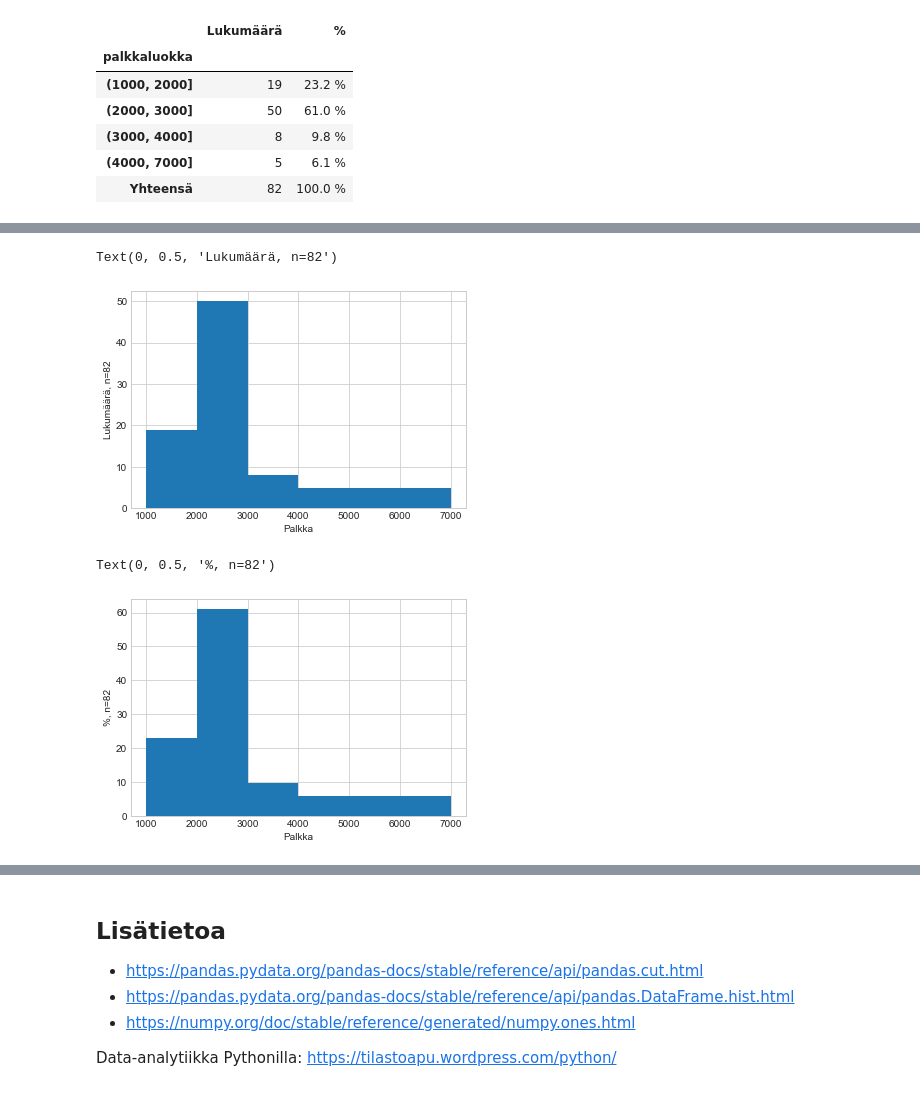
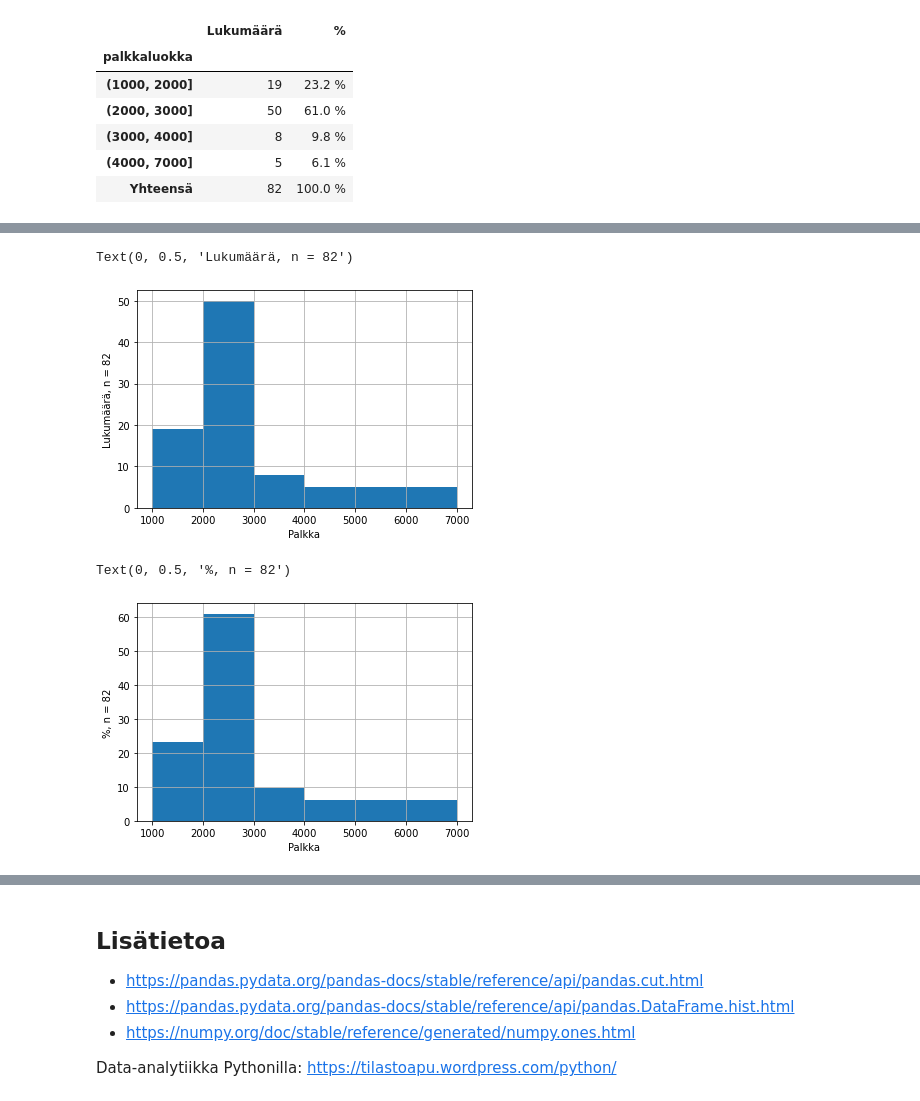
Before and after one commit to taanila/kuvaileva, a Jupyter notebook: luokiteltu_jakauma.ipynb, the cells around one changed output, grey strips where cells are left out. Saved outputs shown, nothing was run; the diff lists cells and outputs as text; code cells hidden in the pictures.

```diff
--- a/luokiteltu_jakauma.ipynb
+++ b/luokiteltu_jakauma.ipynb
@@ -11,13 +11,10 @@ Määrällisen muuttujan jakaumaan tutustun luokitellun jakauman avulla. Luokite
 import numpy as np
 import pandas as pd
 import matplotlib.pyplot as plt
-
-# Tyyli vaikuttaa grafiikan ulkoasuun
-# Käytettävissä olevat tyylit voit listata komennolla plt.style.available
-plt.style.use('seaborn-whitegrid')
+%matplotlib inline
 # %%
 # Datan avaaminen
-df = pd.read_excel('http://taanila.fi/data1.xlsx')
+df = pd.read_excel('https://taanila.fi/data1.xlsx')
 df.head()
 # %% [output]
 |  | nro | sukup | ikä | perhe | koulutus | palveluv | palkka | johto | työtov | työymp | palkkat | ... |
@@ -78,21 +80,26 @@ Histogrammi on nopein keino luokitellun jakauman tarkasteluun. Histogrammia vart
 # Käytän edellä määriteltyjä luokkarajoja (bins)
 df['palkka'].hist(bins = bins)
 
+# Havaintojen lukumäärä
+n = df['palkka'].count()
+
 plt.xlabel('Palkka')
-plt.ylabel('Lukumäärä, n=' + str(n))
+plt.ylabel('Lukumäärä, n = ' + str(n))
 # %% [output]
-Text(0, 0.5, 'Lukumäärä, n=82')
+Text(0, 0.5, 'Lukumäärä, n = 82')
-[figure, old version]
+[figure, new version]
 # %%
 # np.ones kikalla prosentit hist-kaavioon
-# n (kokonaislukumäärä) on laskettu edellä
 # np.ones kikka tuottaa painokertoimiksi 1/n
+
+# Havaintojen lukumäärä
+n = df['palkka'].count()
 
 # Histogrammi, jossa y-akselilla prosentit
 df['palkka'].hist(bins = bins, weights = np.ones(n) / n * 100)
 
 plt.xlabel('Palkka')
-plt.ylabel('%, n=' + str(n))
+plt.ylabel('%, n = ' + str(n))
 # %% [output]
-Text(0, 0.5, '%, n=82')
+Text(0, 0.5, '%, n = 82')
-[figure, old version]
+[figure, new version]
```
Also changed, not shown: parts of 6 cells of this notebook.
